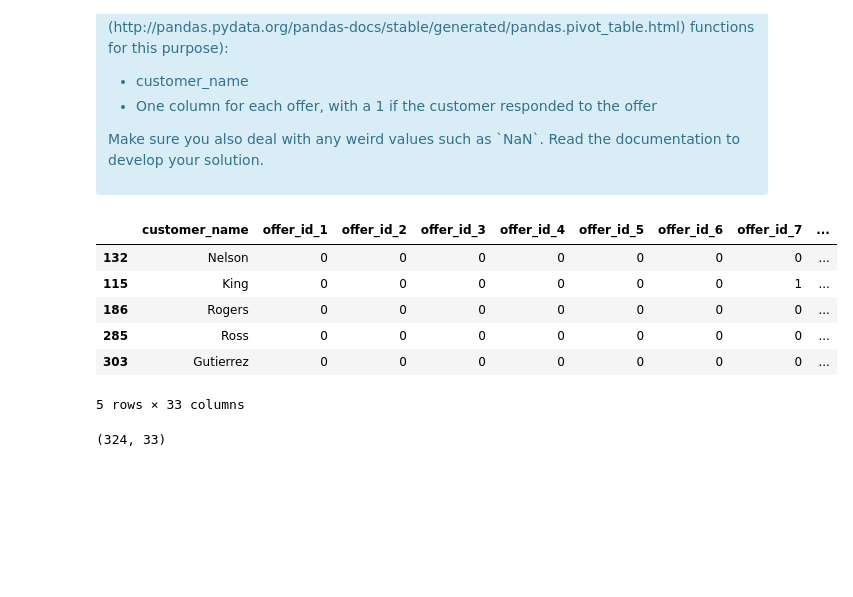
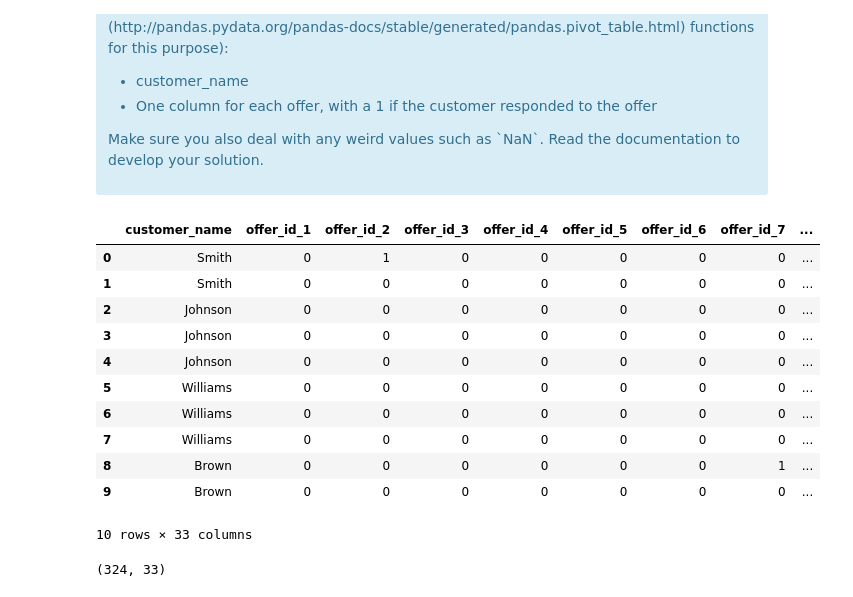
Before and after one commit to jharvey407/ClusteringCaseStudy, a Jupyter notebook: Clustering Case Study - Customer Segmentation with K-Means - Tier 3.ipynb, the cells around one changed output. Cells and saved outputs as stored; diff of their text form; code cells hidden in the pictures; blank space fills up the shorter version.

```diff
--- a/Clustering Case Study - Customer Segmentation with K-Means - Tier 3.ipynb
+++ b/Clustering Case Study - Customer Segmentation with K-Means - Tier 3.ipynb
@@ -102,16 +102,21 @@ The first thing we need is a way to compare customers. To do this, we're going t
 # %%
 #your turn
 df_encoded = df_transactions.drop(['n'], axis=1)
 df_encoded = pd.get_dummies(df_encoded, columns=['offer_id'])
-df_encoded.sample(5)
+df_encoded.head(10)
 # %% [output]
 |  | customer_name | offer_id_1 | offer_id_2 | offer_id_3 | offer_id_4 | offer_id_5 | offer_id_6 | offer_id_7 | ... |
-| 132 | Nelson | 0 | 0 | 0 | 0 | 0 | 0 | 0 | ... |
-| 115 | King | 0 | 0 | 0 | 0 | 0 | 0 | 1 | ... |
-| 186 | Rogers | 0 | 0 | 0 | 0 | 0 | 0 | 0 | ... |
-| 285 | Ross | 0 | 0 | 0 | 0 | 0 | 0 | 0 | ... |
-| 303 | Gutierrez | 0 | 0 | 0 | 0 | 0 | 0 | 0 | ... |
+| 0 | Smith | 0 | 1 | 0 | 0 | 0 | 0 | 0 | ... |
+| 1 | Smith | 0 | 0 | 0 | 0 | 0 | 0 | 0 | ... |
+| 2 | Johnson | 0 | 0 | 0 | 0 | 0 | 0 | 0 | ... |
+| 3 | Johnson | 0 | 0 | 0 | 0 | 0 | 0 | 0 | ... |
+| 4 | Johnson | 0 | 0 | 0 | 0 | 0 | 0 | 0 | ... |
+| 5 | Williams | 0 | 0 | 0 | 0 | 0 | 0 | 0 | ... |
+| 6 | Williams | 0 | 0 | 0 | 0 | 0 | 0 | 0 | ... |
+| 7 | Williams | 0 | 0 | 0 | 0 | 0 | 0 | 0 | ... |
+| 8 | Brown | 0 | 0 | 0 | 0 | 0 | 0 | 1 | ... |
+| 9 | Brown | 0 | 0 | 0 | 0 | 0 | 0 | 0 | ... |
-5 rows × 33 columns
+10 rows × 33 columns
 # %%
 df_encoded.shape
 # %% [output]
```
Also changed, not shown: parts of 39 cells of this notebook.
